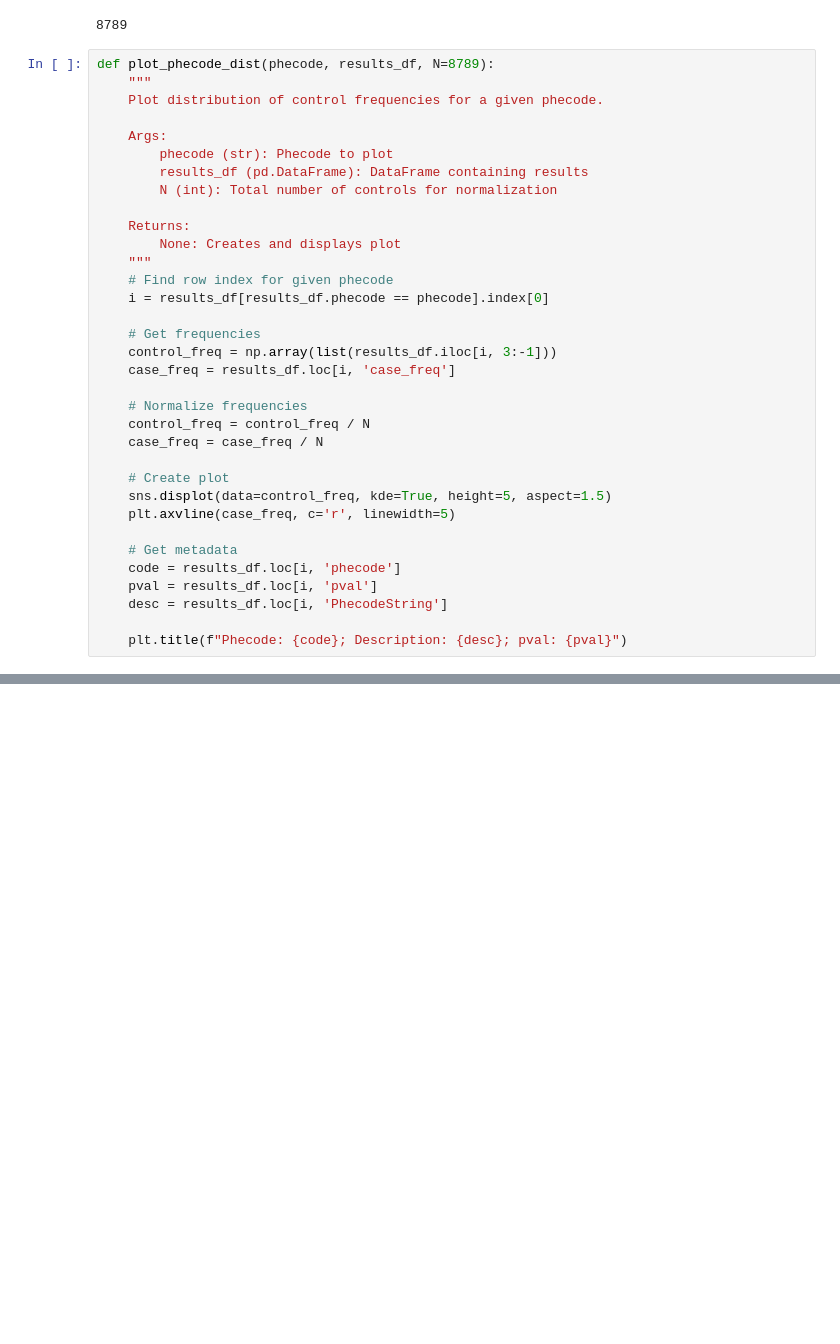
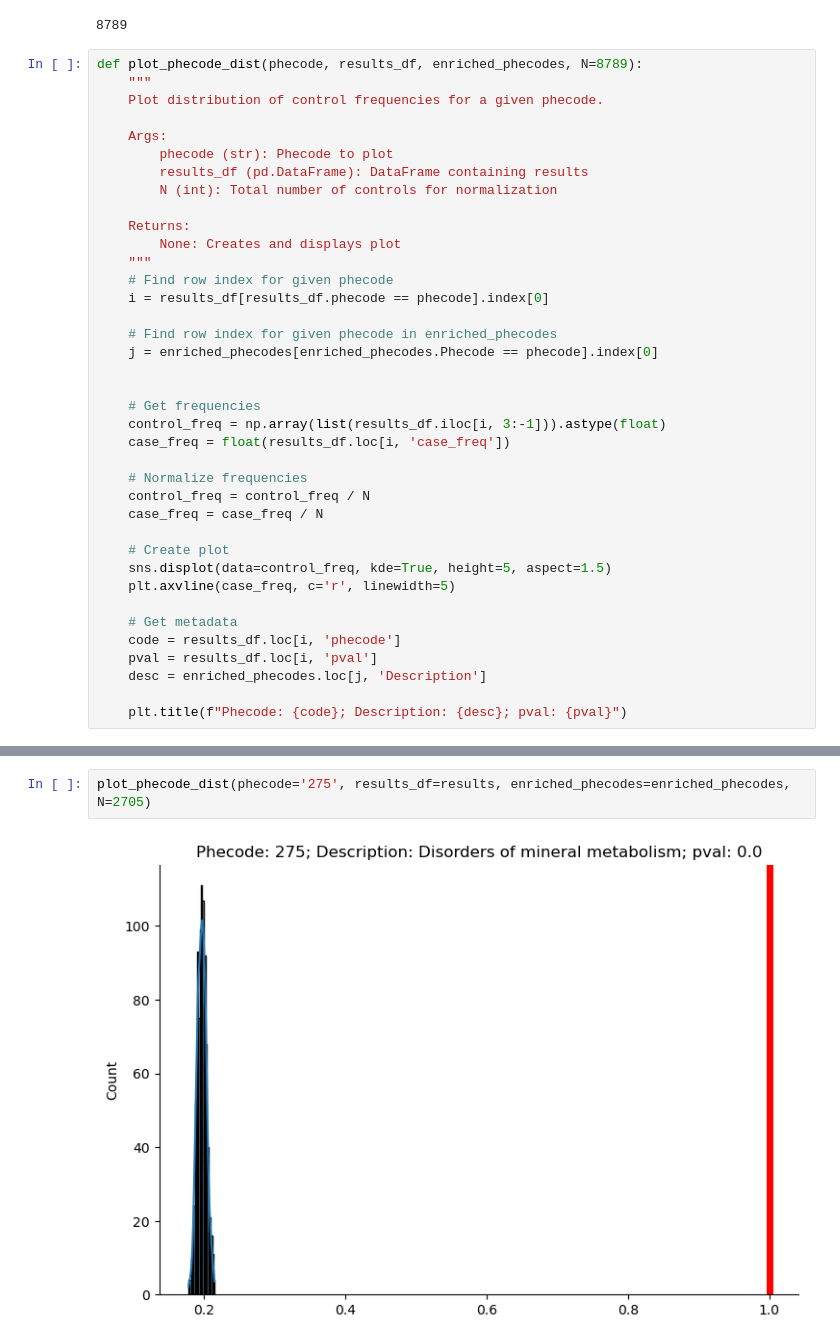
Before and after one commit to dayibian/PheWES, a Jupyter notebook: notebooks/hpp.ipynb, the cells around one changed output, grey strips where cells are left out. Saved outputs shown, nothing was run; the diff lists cells and outputs as text; blank space fills up the shorter version.

```diff
--- a/notebooks/hpp.ipynb
+++ b/notebooks/hpp.ipynb
@@ -307,7 +289,7 @@ results_selected
 # %% [output]
 8789
 # %%
-def plot_phecode_dist(phecode, results_df, N=8789):
+def plot_phecode_dist(phecode, results_df, enriched_phecodes, N=8789):
     """
     Plot distribution of control frequencies for a given phecode.
 
@@ -322,9 +304,13 @@ def plot_phecode_dist(phecode, results_df, N=8789):
     # Find row index for given phecode
     i = results_df[results_df.phecode == phecode].index[0]
 
+    # Find row index for given phecode in enriched_phecodes
+    j = enriched_phecodes[enriched_phecodes.Phecode == phecode].index[0]
+
+
     # Get frequencies
-    control_freq = np.array(list(results_df.iloc[i, 3:-1]))
-    case_freq = results_df.loc[i, 'case_freq']
+    control_freq = np.array(list(results_df.iloc[i, 3:-1])).astype(float)
+    case_freq = float(results_df.loc[i, 'case_freq'])
 
     # Normalize frequencies
     control_freq = control_freq / N
@@ -337,6 +323,6 @@ def plot_phecode_dist(phecode, results_df, N=8789):
     # Get metadata
     code = results_df.loc[i, 'phecode']
     pval = results_df.loc[i, 'pval']
-    desc = results_df.loc[i, 'PhecodeString']
+    desc = enriched_phecodes.loc[j, 'Description']
 
     plt.title(f"Phecode: {code}; Description: {desc}; pval: {pval}")
@@ -345,0 +329,4 @@ Text(0.5, 1.0, 'Phecode: 588; Description: Disorders resulting from impaired ren
+# %%
+plot_phecode_dist(phecode='275', results_df=results, enriched_phecodes=enriched_phecodes, N=2705)
+# %% [output]
+[figure, added]
```
Also changed, not shown: parts of 19 cells of this notebook, 8 other files.
